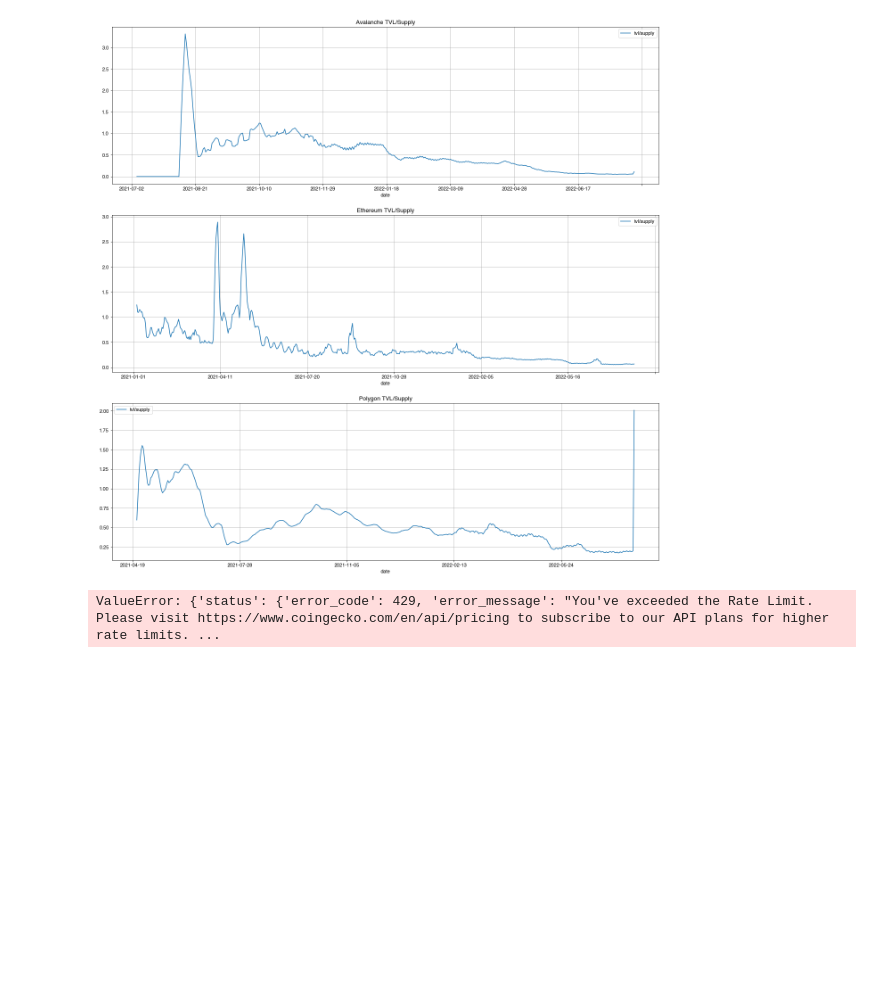
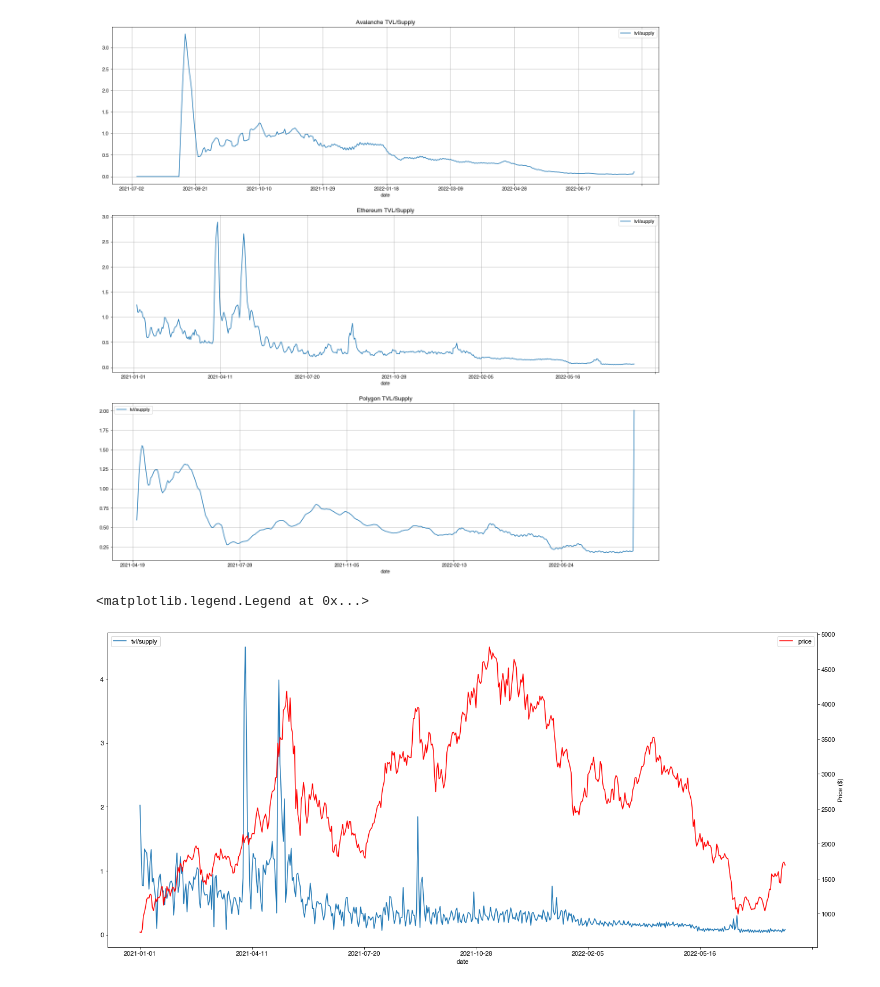
Before and after one commit to keroshanpillay/Stablecoin-Data-Project, a Jupyter notebook: Code/Historical_Analysis_V1.ipynb, the cells around one changed output. Saved outputs shown, nothing was run; the diff lists cells and outputs as text; code cells hidden in the pictures; blank space fills up the shorter version.

```diff
--- a/Code/Historical_Analysis_V1.ipynb
+++ b/Code/Historical_Analysis_V1.ipynb
@@ -307,6 +269,5 @@ def plot_TVLbySupply():
 # %%
-
-plot_TVLbySupply()
+tvl_supply_array = plot_TVLbySupply()
 # %% [output]
 [figure]
 # %%
@@ -320,8 +281,28 @@ def get_price(coin):
         time.sleep(0.21)
     df = pd.DataFrame({'date':dates, 'price':price})
     return df
-# %%
-eth_df = get_price('ethereum')
-eth_df
-# %% [output]
-ValueError: {'status': {'error_code': 429, 'error_message': "You've exceeded the Rate Limit. Please visit https://www.coingecko.com/en/api/pricing to subscribe to our API plans for higher rate limits. ...
+# %%
+def concat_data(df, start_dt, end_dt):
+    temp_df = df.loc[(df['date'] >= start_dt) & (df['date'] <= end_dt)]
+    temp_df = temp_df.reset_index()
+    return temp_df
+# %%
+def fix_dates(df):
+    df['date']= pd.to_datetime(df['date'])
+    df['date'] = df['date'].dt.date
+# %%
+price_df = concat_data(eth_df, '2021-01-01', '2022-08-01')
+fix_dates(price_df)
+
+tvl_supply_array[1]['price'] = price_df['price']
+
+fig, ax = plt.subplots(figsize = (22,10))
+ax2 = ax.twinx()
+
+tvl_supply_array[1].plot(x = 'date',y = 'tvl/supply',ax=ax)
+ax.legend(loc = 'upper left')
+tvl_supply_array[1].plot(x = 'date',y = 'price',ax=ax2, color = 'red', ylabel = 'Price ($)')
+ax2.legend(loc='upper right')
+# %% [output]
+<matplotlib.legend.Legend at 0x...>
+[figure, added]
```
Also changed, not shown: parts of 6 cells of this notebook, 2 other files.
